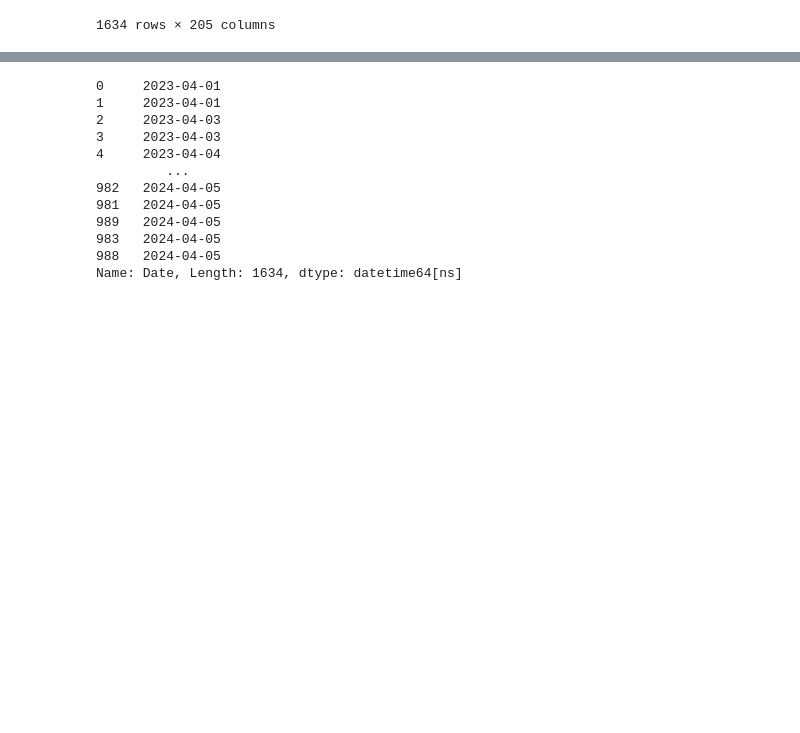
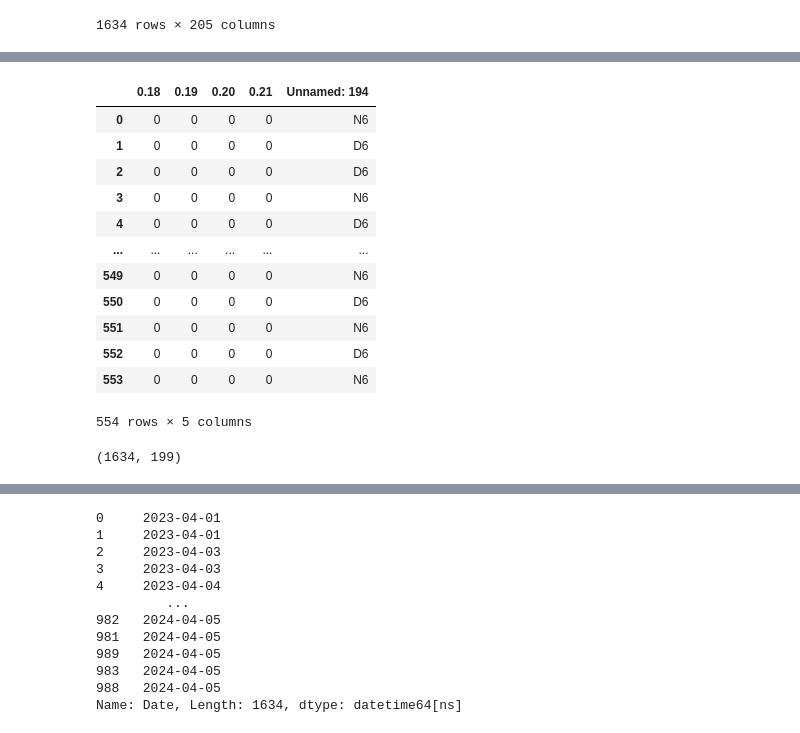
Before and after one commit to ParunNg/Downtime-Prediction, a Jupyter notebook: merge_files.ipynb, the cells around one changed output, grey strips where cells are left out. Drawn from its saved outputs; the diff is of its cells as text; code cells hidden in the pictures; blank space fills up the shorter version.

```diff
--- a/merge_files.ipynb
+++ b/merge_files.ipynb
@@ -215,0 +221,22 @@ merged_df.columns.tolist()
+# %%
+org_df[not_in_merged]
+# %% [output]
+|  | 0.18 | 0.19 | 0.20 | 0.21 | Unnamed: 194 |
+| 0 | 0 | 0 | 0 | 0 | N6 |
+| 1 | 0 | 0 | 0 | 0 | D6 |
+| 2 | 0 | 0 | 0 | 0 | D6 |
+| 3 | 0 | 0 | 0 | 0 | N6 |
+| 4 | 0 | 0 | 0 | 0 | D6 |
+| ... | ... | ... | ... | ... | ... |
+| 549 | 0 | 0 | 0 | 0 | N6 |
+| 550 | 0 | 0 | 0 | 0 | D6 |
+| 551 | 0 | 0 | 0 | 0 | N6 |
+| 552 | 0 | 0 | 0 | 0 | D6 |
+| 553 | 0 | 0 | 0 | 0 | N6 |
+554 rows × 5 columns
+# %%
+merged_df[['0.18', '0.19', '0.20', '0.21']] = 0
+merged_df['Unnamed: 194'] = None
+merged_df.shape
+# %% [output]
+(1634, 199)
```
Also changed, not shown: parts of 15 cells of this notebook, 3 other files.
